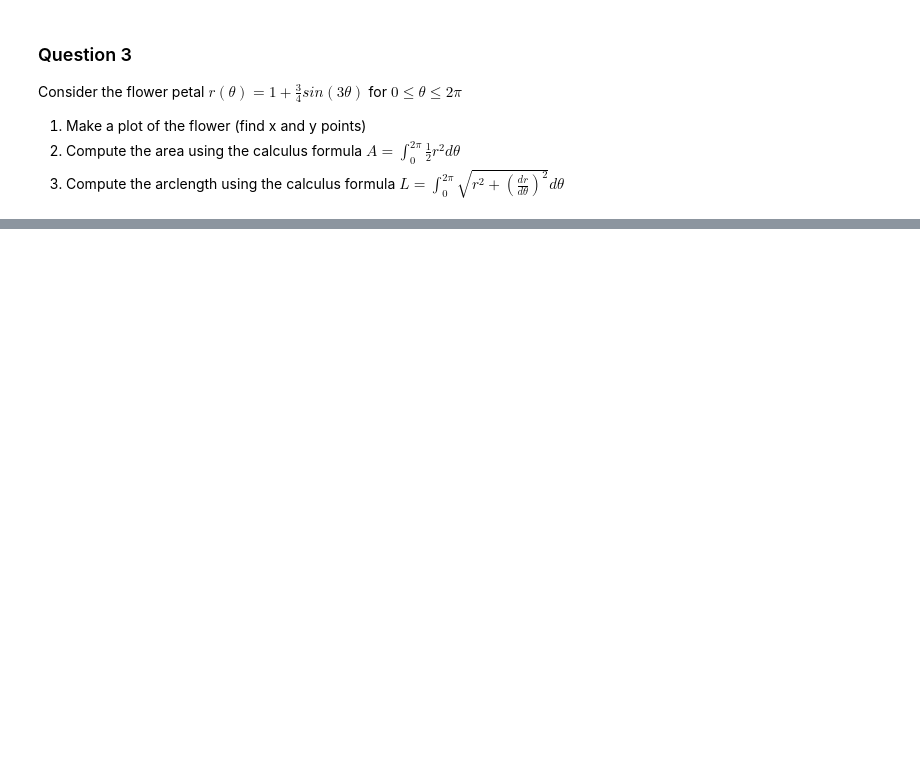
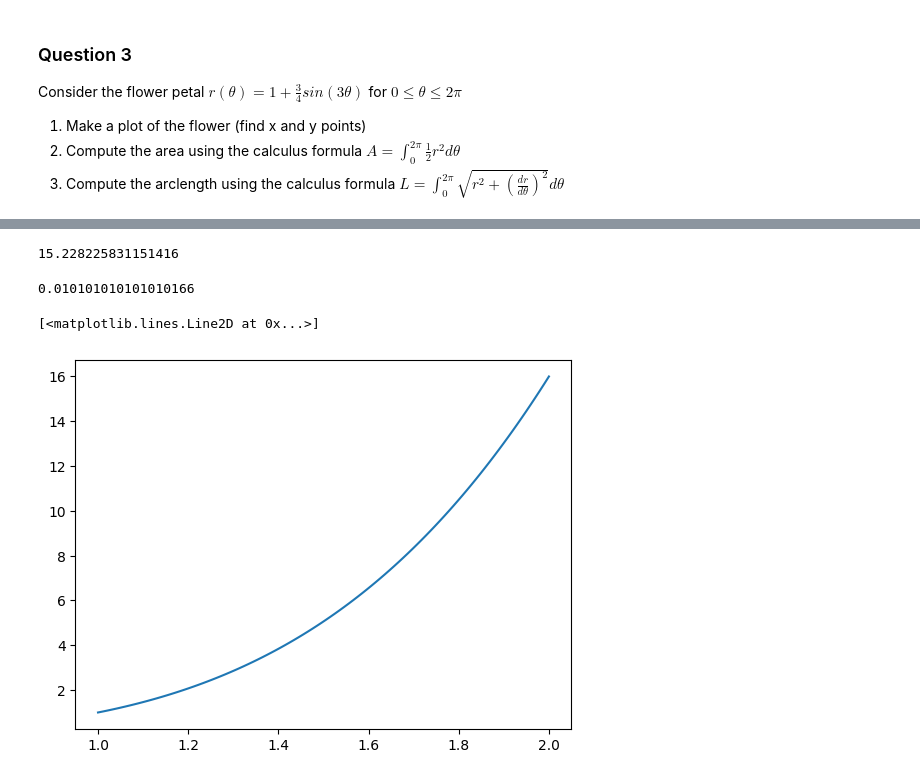
Before and after one commit to ashleysharp/codespaces-jupyter, a Jupyter notebook: notebooks/numpy.ipynb, the cells around one changed output, grey strips where cells are left out. Cells and saved outputs as stored; diff of their text form; code cells hidden in the pictures; blank space fills up the shorter version.

```diff
--- a/notebooks/numpy.ipynb
+++ b/notebooks/numpy.ipynb
@@ -280,0 +282,24 @@ L
+# %%
+t = np.linspace(1, 2, 100)
+x = t
+y = t**4
+
+dxdt = np.gradient(x, t)
+dydt = np.gradient(y, t)
+dsdt = np.sqrt(dxdt**2 + dydt**2) # the integrand, which represents the speed at each point / magnitude of the tangent vector
+dt = t[1] - t[0]
+
+dsdt_int = np.cumsum(dsdt) * dt
+
+np.sum(dsdt) * dt
+# %% [output]
+15.228225831151416
+# %%
+dt
+# %% [output]
+0.010101010101010166
+# %%
+plt.plot(x, y)
+# %% [output]
+[<matplotlib.lines.Line2D at 0x...>]
+[figure, added]
```
Also changed, not shown: parts of 91 cells of this notebook.
